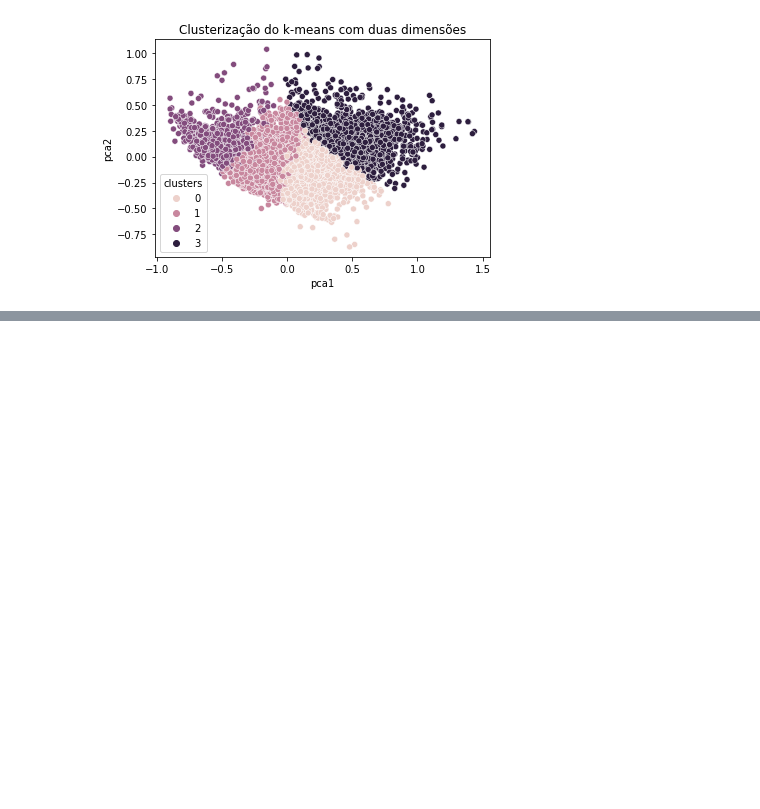
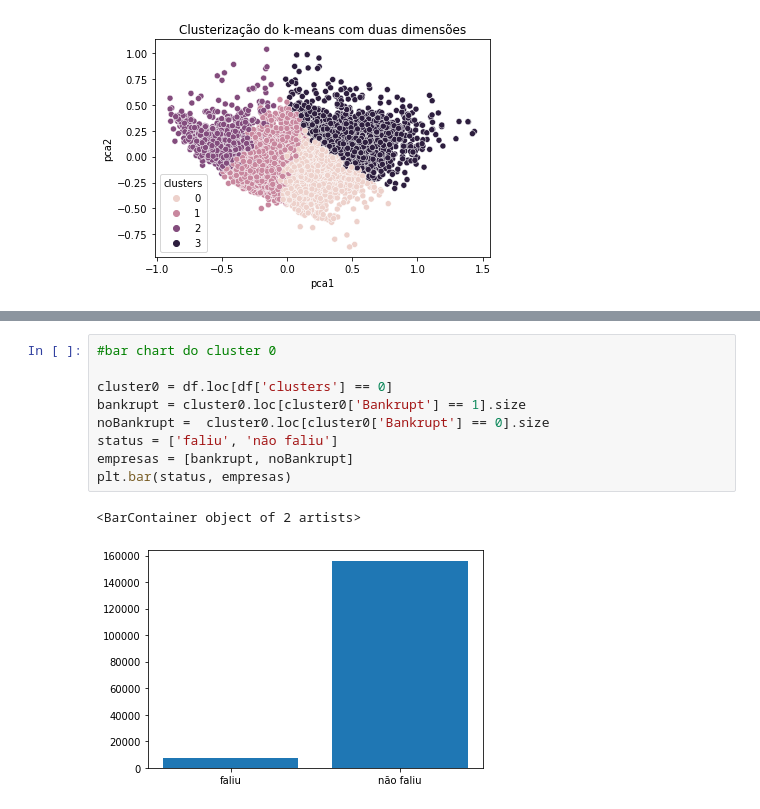
Before and after one commit to pedrohba1/taiwan-clustering, a Jupyter notebook: taiwan.ipynb, the cells around one changed output, grey strips where cells are left out. Cells and saved outputs as stored; diff of their text form; blank space fills up the shorter version.

```diff
--- a/taiwan.ipynb
+++ b/taiwan.ipynb
@@ -78,0 +92,12 @@ plt.show()
+# %%
+#bar chart do cluster 0
+
+cluster0 = df.loc[df['clusters'] == 0]
+bankrupt = cluster0.loc[cluster0['Bankrupt'] == 1].size
+noBankrupt =  cluster0.loc[cluster0['Bankrupt'] == 0].size
+status = ['faliu', 'não faliu']
+empresas = [bankrupt, noBankrupt]
+plt.bar(status, empresas)
+# %% [output]
+<BarContainer object of 2 artists>
+[figure, added]
```
Also changed, not shown: parts of 12 cells of this notebook, 1 other file.
